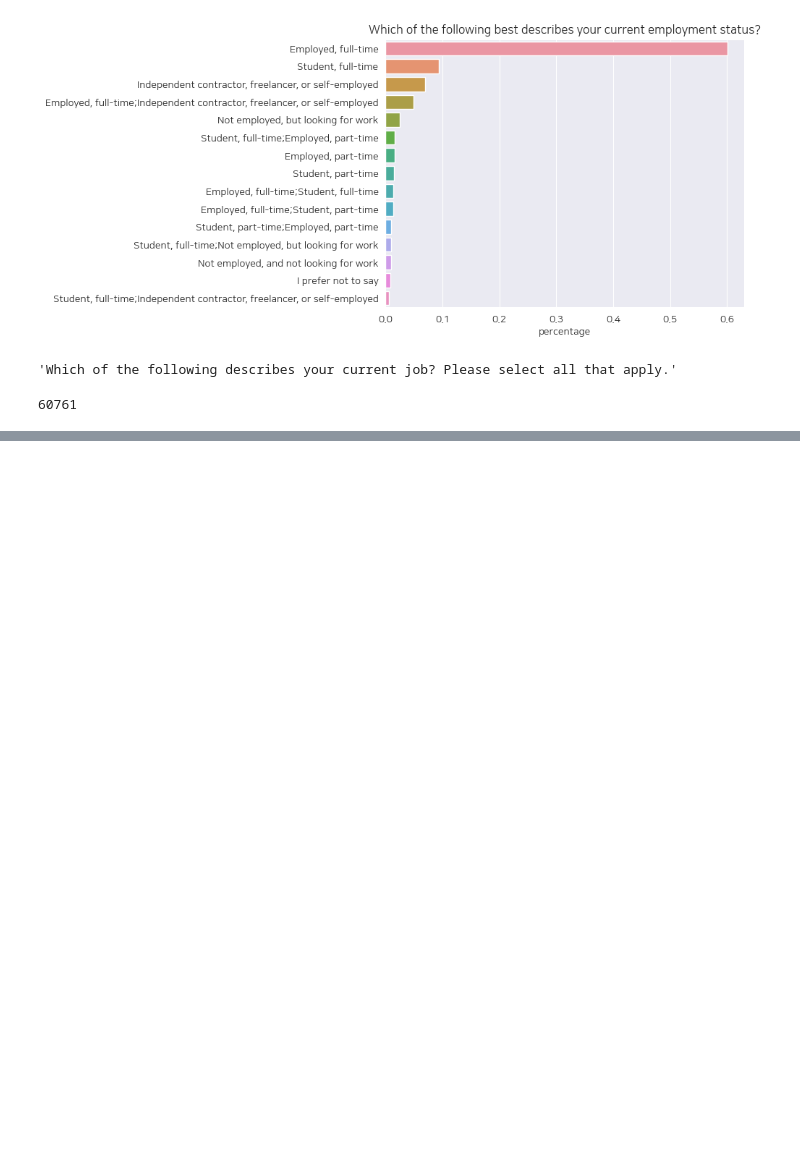
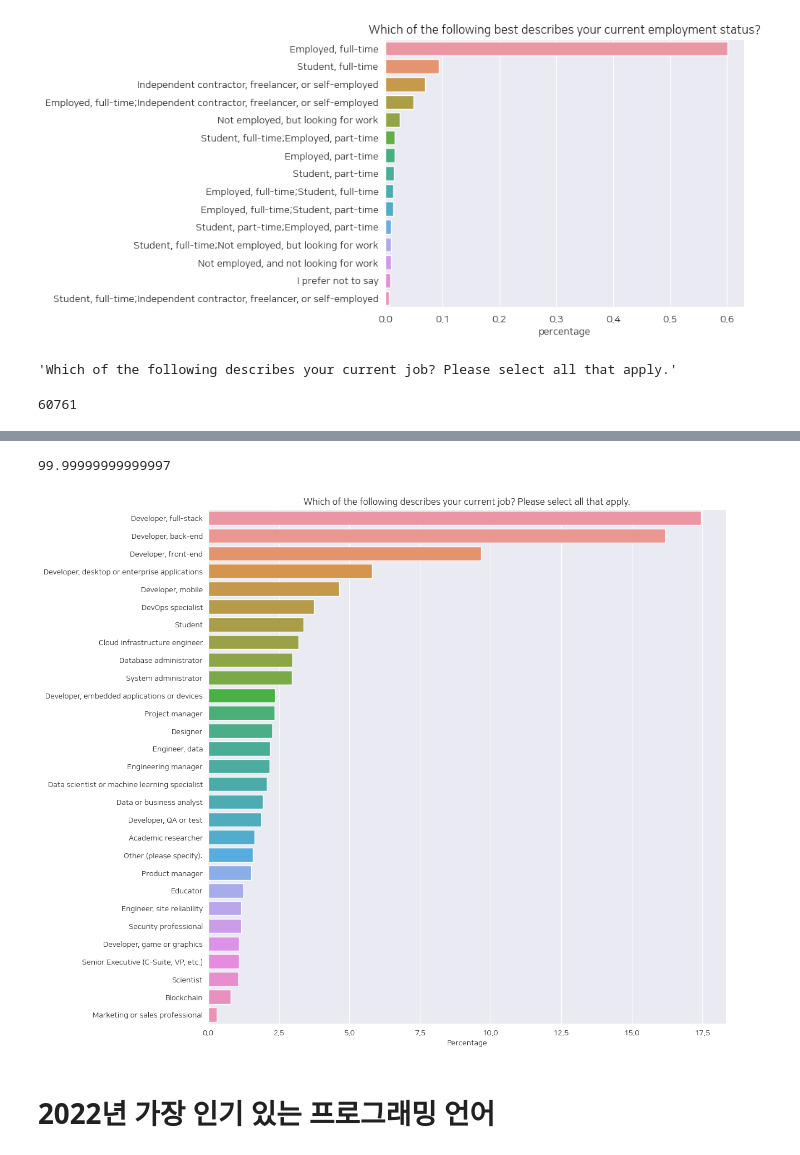
Before and after one commit to giokim6070/pythonbasic, a Jupyter notebook: 230315/Seaborn2.ipynb, the cells around one changed output, grey strips where cells are left out. Drawn from its saved outputs; the diff is of its cells as text; code cells hidden in the pictures; blank space fills up the shorter version.

```diff
--- a/230315/Seaborn2.ipynb
+++ b/230315/Seaborn2.ipynb
@@ -698,0 +713,3 @@ survey_df["DevType"].loc[73268]
+# %%
+dev_type_totals = split_multicolumn(survey_df.DevType).sum().sort_values(ascending=False)
+dev_type_totals
@@ -698,0 +734,3 @@ survey_df["DevType"].loc[73268]
+# %%
+devtype_percentage = dev_type_totals / dev_type_totals.sum() * 100
+devtype_percentage
@@ -698,0 +755,16 @@ survey_df["DevType"].loc[73268]
+# %%
+devtype_percentage.sum()
+# %% [output]
+99.99999999999997
+# %%
+plt.figure(figsize=(12,12))
+sns.barplot(x=devtype_percentage, y=devtype_percentage.index)
+
+plt.xlabel("Percentage")
+plt.ylabel(None)
+plt.title(schema_raw.DevType)
+plt.show()
+# %% [output]
+[figure, added]
+# %% [markdown]
+# 2022년 가장 인기 있는 프로그래밍 언어
```
Also changed, not shown: parts of 16 cells of this notebook, 4 other files.
